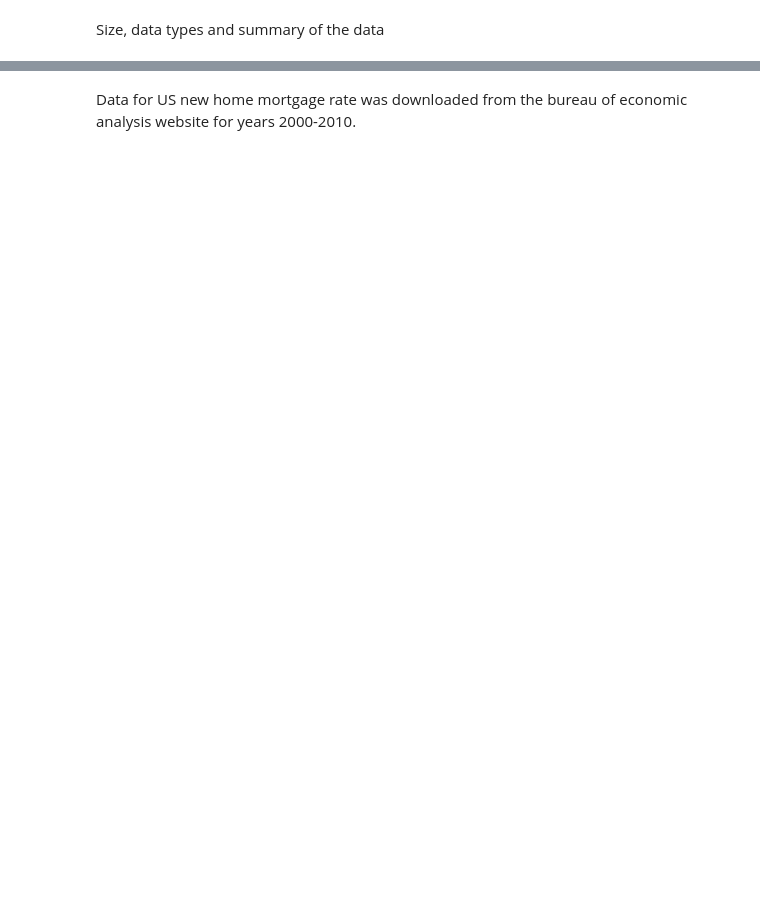
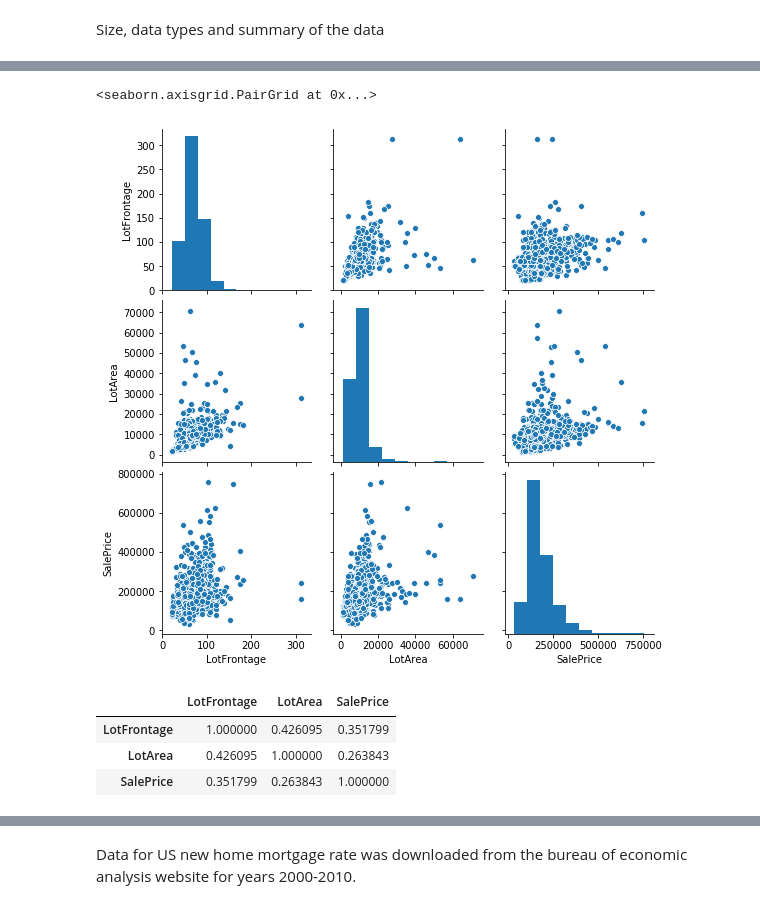
Before and after one commit to nnrkh/Data_Science_Projects, a Jupyter notebook: Project_PredictingAmesHousingSalePrice/DataWrangling_1.ipynb, the cells around one changed output, grey strips where cells are left out. Saved outputs shown, nothing was run; the diff lists cells and outputs as text; code cells hidden in the pictures; blank space fills up the shorter version.

```diff
--- a/Project_PredictingAmesHousingSalePrice/DataWrangling_1.ipynb
+++ b/Project_PredictingAmesHousingSalePrice/DataWrangling_1.ipynb
@@ -19,0 +58,3 @@ The NA's in some columns were replaced based on the data description provided fo
+# %%
+quality_cols = ['ExterQual','ExterCond','BsmtQual', 'BsmtCond', 'HeatingQC', 'KitchenQual', 'FireplaceQu', 'GarageQual', 'GarageCond','PoolQC']
+df[quality_cols] = df[quality_cols].apply(lambda x: x.map({np.nan : 0, 'Po': 1, 'Fa': 2, 'TA':3, 'Gd':4, 'Ex': 5}))
@@ -19,0 +78,24 @@ The NA's in some columns were replaced based on the data description provided fo
+# %%
+#GarageYearBuilt
+df.GarageYrBlt.fillna(2050, inplace = True)
+#df['GarageYrBlt'] = (df.GarageYrBlt//10).astype(int).astype(str)+"0s"
+# %%
+#Other Garage columns
+garage_cols = df.columns[df.columns.str.startswith('Garage')]
+garage_obj_cols = garage_cols[df[garage_cols].dtypes == object]
+df[garage_obj_cols] = df[garage_obj_cols].fillna('NoGarage')
+df['GarageFinish'] = df['GarageFinish'].map({'NoGarage':0, 'Unf':1, 'RFn':2, 'Fin':3})
+# %%
+df['Electrical'] = df['Electrical'].fillna(df.Electrical.mode().iloc[0])
+# %%
+sns.pairplot(df[df.LotArea < 100000], vars = ['LotFrontage', 'LotArea', 'SalePrice'], )
+# %% [output]
+<seaborn.axisgrid.PairGrid at 0x...>
+[figure, added]
+# %%
+df.loc[:,['LotFrontage', 'LotArea', 'SalePrice']].corr()
+# %% [output]
+|  | LotFrontage | LotArea | SalePrice |
+| LotFrontage | 1.000000 | 0.426095 | 0.351799 |
+| LotArea | 0.426095 | 1.000000 | 0.263843 |
+| SalePrice | 0.351799 | 0.263843 | 1.000000 |
```
Also changed, not shown: parts of 43 cells of this notebook, 11 other files.
